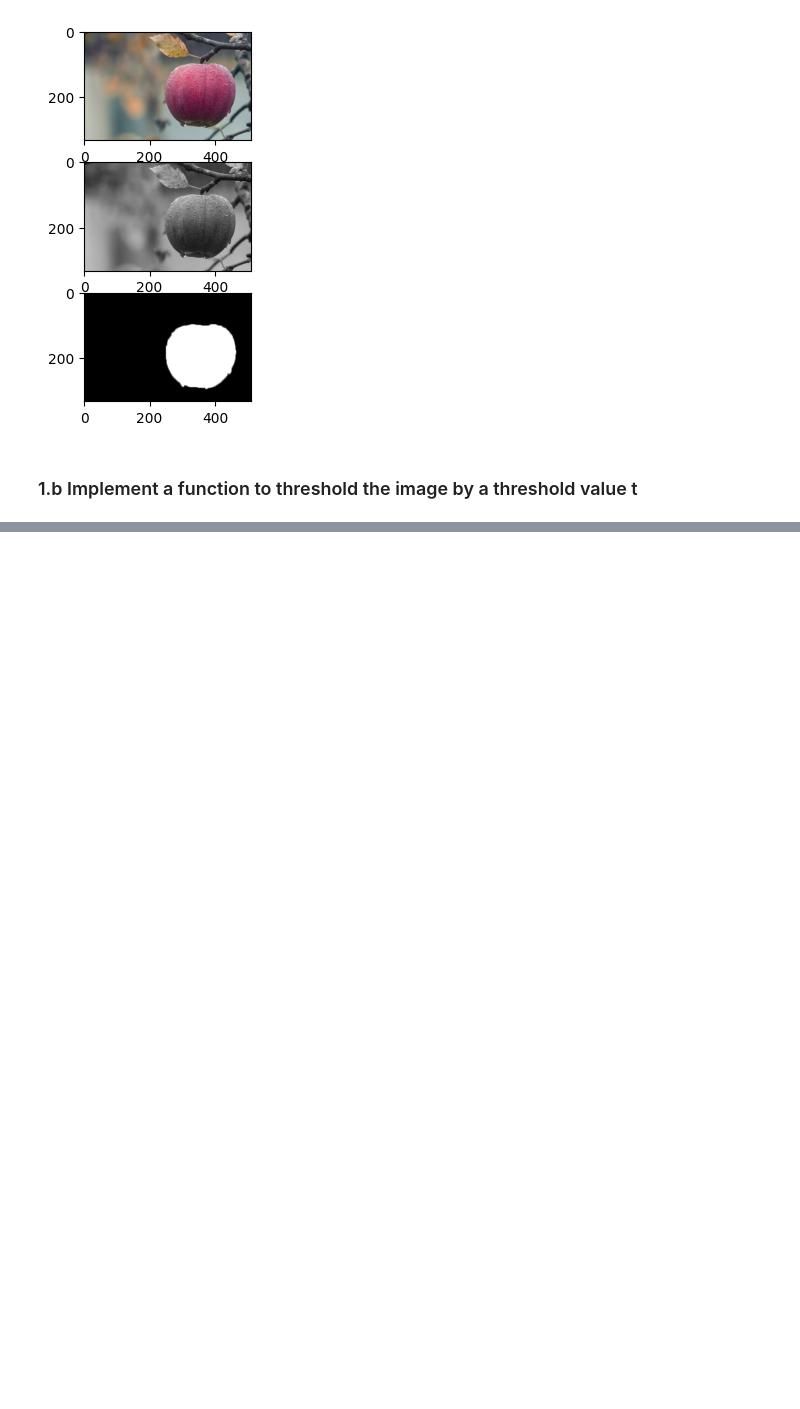
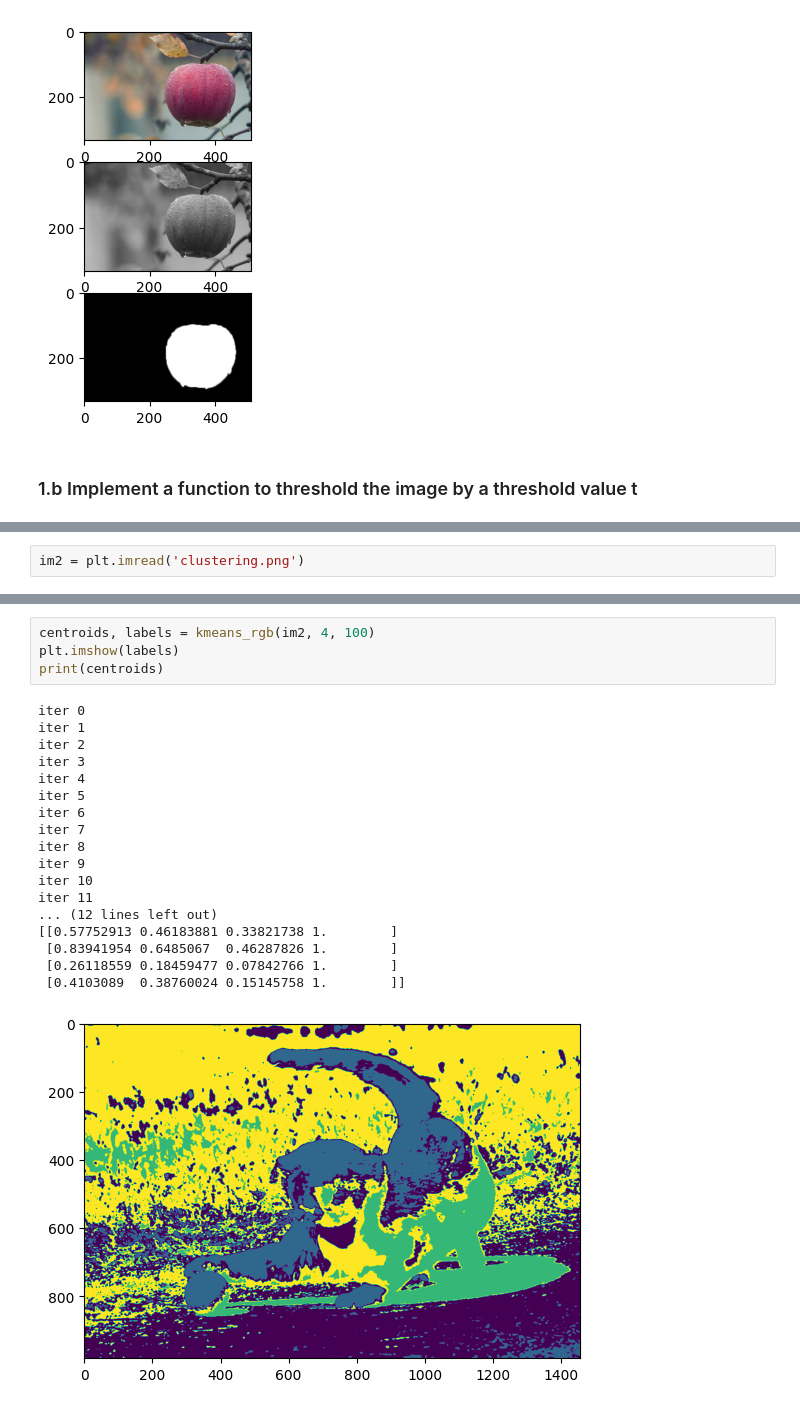
Before and after one commit to lucieniii/UCL-IP-2022, a Jupyter notebook: Practical1/Practicial1.ipynb, the cells around one changed output, grey strips where cells are left out. Drawn from its saved outputs; the diff is of its cells as text; blank space fills up the shorter version.

```diff
--- a/Practical1/Practicial1.ipynb
+++ b/Practical1/Practicial1.ipynb
@@ -46,0 +143,2 @@ plt.imshow(threshold_image(im1_gray, 0.5), cmap='gray')
+# %%
+im2 = plt.imread('clustering.png')
@@ -46,0 +196,23 @@ plt.imshow(threshold_image(im1_gray, 0.5), cmap='gray')
+# %%
+centroids, labels = kmeans_rgb(im2, 4, 100)
+plt.imshow(labels)
+print(centroids)
+# %% [output]
+iter 0
+iter 1
+iter 2
+iter 3
+iter 4
+iter 5
+iter 6
+iter 7
+iter 8
+iter 9
+iter 10
+iter 11
+... (12 lines left out)
+[[0.57752913 0.46183881 0.33821738 1.        ]
+ [0.83941954 0.6485067  0.46287826 1.        ]
+ [0.26118559 0.18459477 0.07842766 1.        ]
+ [0.4103089  0.38760024 0.15145758 1.        ]]
+[figure, added]
```
Also changed, not shown: parts of 24 cells of this notebook.
